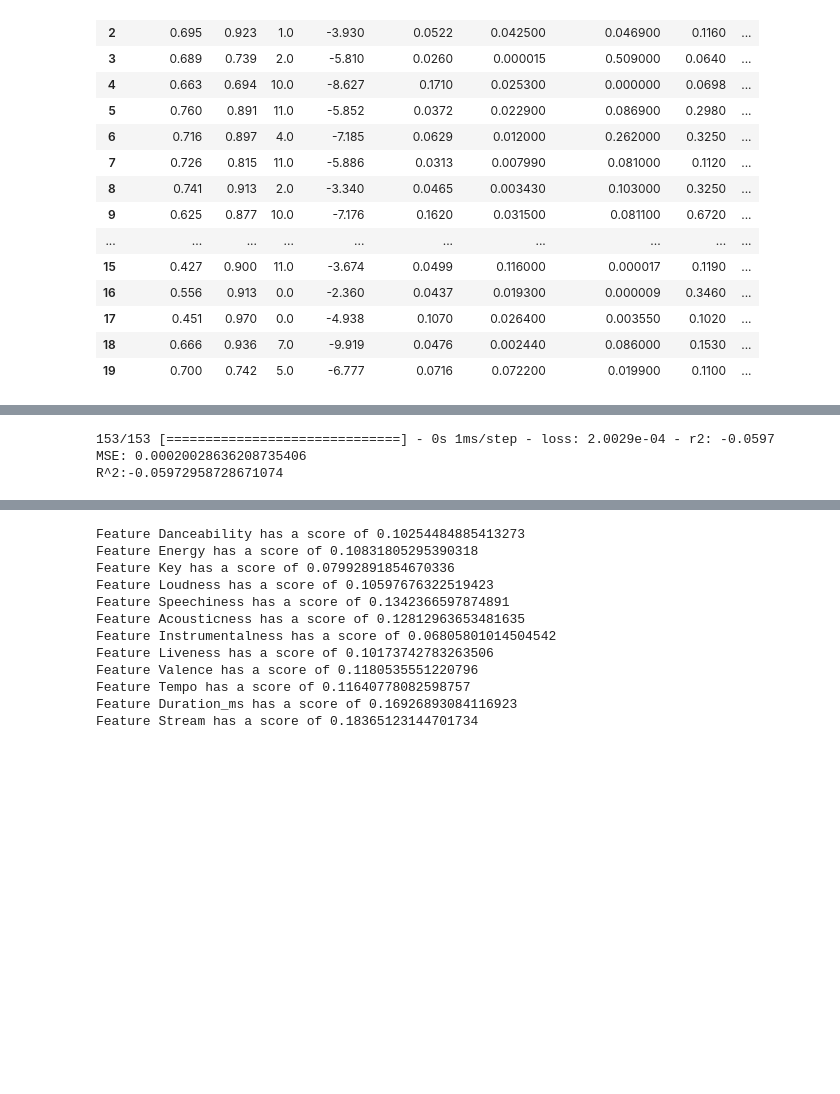
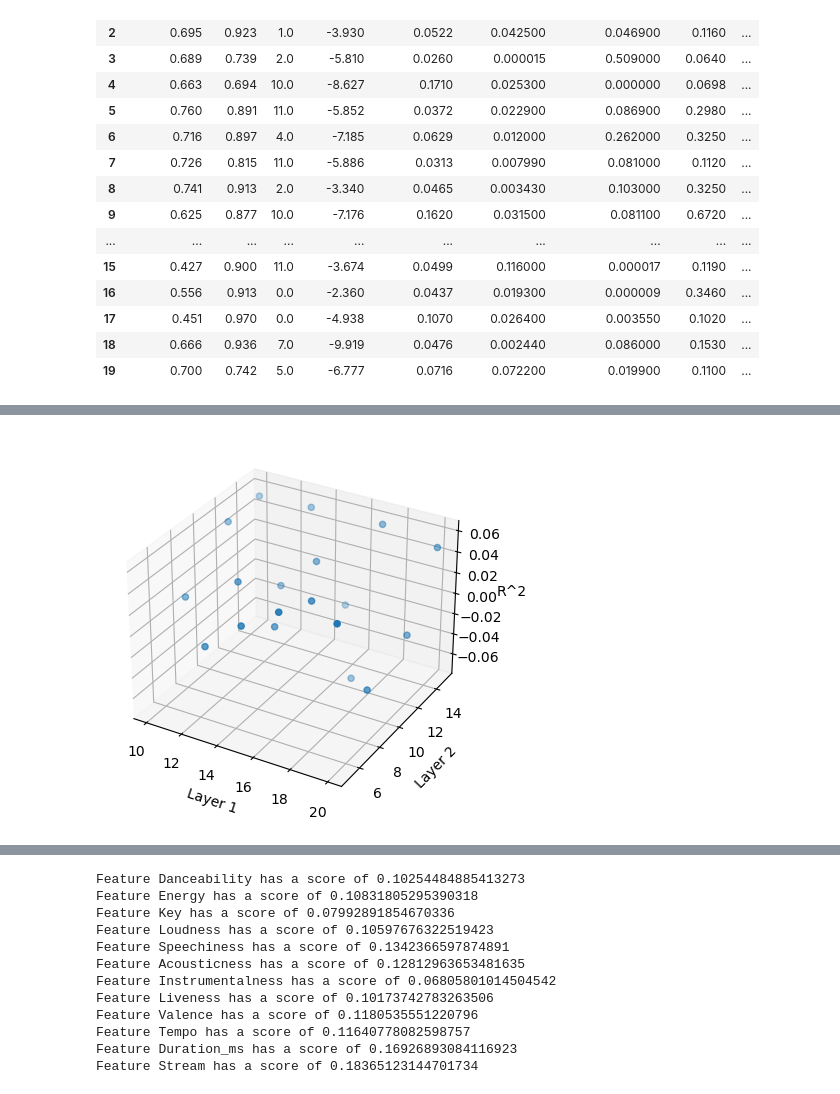
Before and after one commit to NickyDCFP/Machine-Learning-4563-Final-Project, a Jupyter notebook: keras.ipynb, the cells around one changed output, grey strips where cells are left out. Drawn from its saved outputs; the diff is of its cells as text; code cells hidden in the pictures; blank space fills up the shorter version.

```diff
--- a/keras.ipynb
+++ b/keras.ipynb
@@ -122,7 +102,71 @@ Epoch 150/150
-# %%
-loss, r_2 = model.evaluate(X_test_scaled, y_test)
-print(f'MSE: {loss}\nR^2:{r_2}')
-# %% [output]
-153/153 [==============================] - 0s 1ms/step - loss: 2.0029e-04 - r2: -0.0597
-MSE: 0.00020028636208735406
-R^2:-0.05972958728671074
+# %%
+lst = ['0.00012679751186321178,',
+ '0.04659373934070269',
+ '0.00012961790586511293,',
+ '-0.012006072948376337',
+ '0.00013100974805032214,',
+ '-0.02828045468777418',
+ '0.0001264953607460484,',
+ '0.05999580770730972',
+ '0.00012811090952406326,',
+ '0.05493433400988579',
+ '0.0001349946930228422,',
+ '-0.07019568638255198',
+ '0.00012885503141054264,',
+ '0.039914278934399285',
+ '0.0001271396758966148,',
+ '0.05531571805477142',
+ '0.00013046092741812268,',
+ '-0.03338830545544624',
+ '0.00012863553032123795,',
+ '0.03426269255578518',
+ '0.0001318168118208026,',
+ '0.005822330092390378',
+ '0.00012706543202511966,',
+ '0.032719031597177185',
+ '0.00012825140341495475,',
+ '0.05356289198001226',
+ '0.0001338832031857843,',
+ '0.0014719826479752858',
+ '0.00013106546248309314,',
+ '0.038329625191787876',
+ '0.00012857574135220298,',
+ '0.0033810151120026908',
+ '0.00012896229842832932,',
+ '0.05141873595615228',
+ '0.00012718407864061496,',
+ '0.04944558752079805',
+ '0.00012919132132083178,',
+ '0.009466464320818583']
+print(len(lst))
+l1, l2 = [], []
+for layer1 in [20, 17, 15, 13, 10]:
+    for layer2 in [15, 12, 8, 5]:
+        l1.append(layer1)
+        l2.append(layer2)
+d = [lst[i] for i in range(1, len(lst), 2)]
+print(d[-1])
+l1.pop()
+l2.pop()
+print(len(d), len(l1), len(l2))
+res = pd.DataFrame({'Layer 1': l1, 'Layer 2': l2, 'R^2': d})
+#res = pd.DataFrame(columns=['Layer 1', 'Layer 2', 'R^2'], data=[np.array(l1).reshape(-1,1), np.array(l2).reshape(-1,1), np.array(d).reshape(-1,1)])
+
+#print(res)
+fig = plt.figure()
+ax = fig.add_subplot(111, projection='3d')
+
+x = res["Layer 1"]
+y = res["Layer 2"]
+z = res["R^2"]
+
+ax.scatter(np.array(x), np.array(y), np.array(z).astype('float32'))
+ax.set_xlabel('Layer 1')
+ax.set_ylabel('Layer 2')
+ax.set_zlabel('R^2')
+
+plt.show()
+
+from IPython.display import display
+display(res)
+# %% [output]
@@ -128,0 +190 @@ R^2:-0.05972958728671074
+[figure, added]
```
Also changed, not shown: parts of 9 cells of this notebook, 1 other file.
